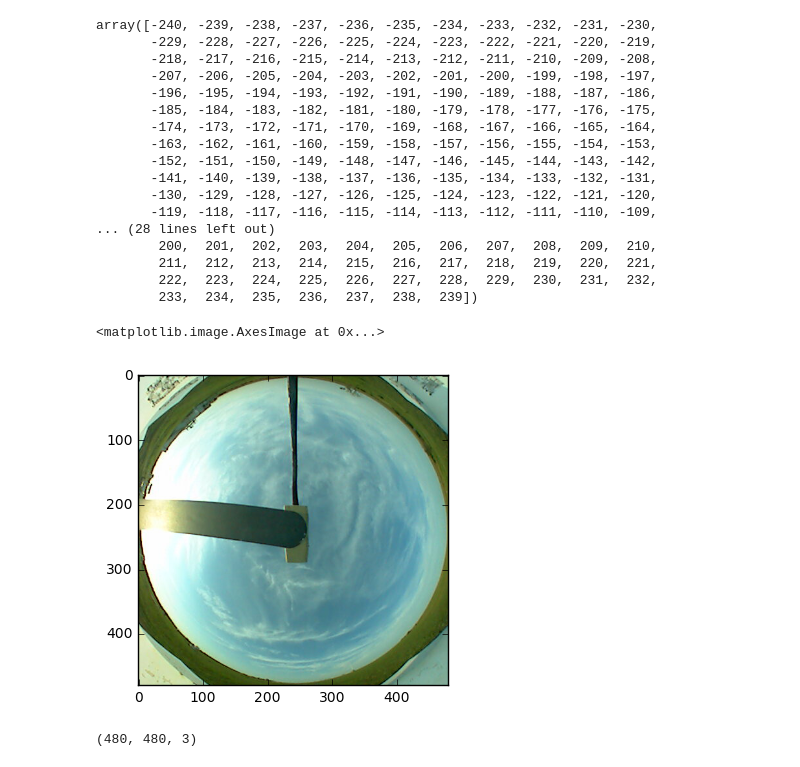
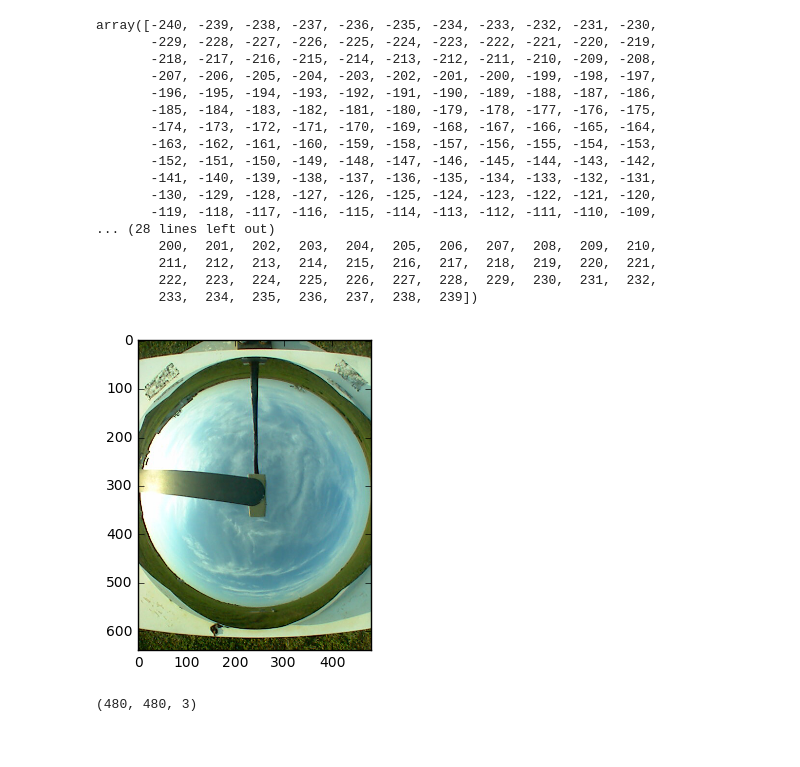
Before and after one commit to djgagne/deepsky, a Jupyter notebook: notebooks/TSI Analysis.ipynb, the cells around one changed output. Saved outputs shown, nothing was run; the diff lists cells and outputs as text; code cells hidden in the pictures.

```diff
--- a/notebooks/TSI Analysis.ipynb
+++ b/notebooks/TSI Analysis.ipynb
@@ -75,11 +76,11 @@ array([-240, -239, -238, -237, -236, -235, -234, -233, -232, -231, -230,
         211,  212,  213,  214,  215,  216,  217,  218,  219,  220,  221,
         222,  223,  224,  225,  226,  227,  228,  229,  230,  231,  232,
         233,  234,  235,  236,  237,  238,  239])
-# %%
-plt.imshow(img2[75:-85])
-# %% [output]
-<matplotlib.image.AxesImage at 0x...>
-[figure, removed]
+# %%
+plt.imshow(img2)
+plt.savefig("tsi_example.png", bbox_inches="tight")
+# %% [output]
+[figure, added]
 # %%
 img2[75:-85].shape
 # %% [output]
```
Also changed, not shown: parts of 5 cells of this notebook, 2 other files.
